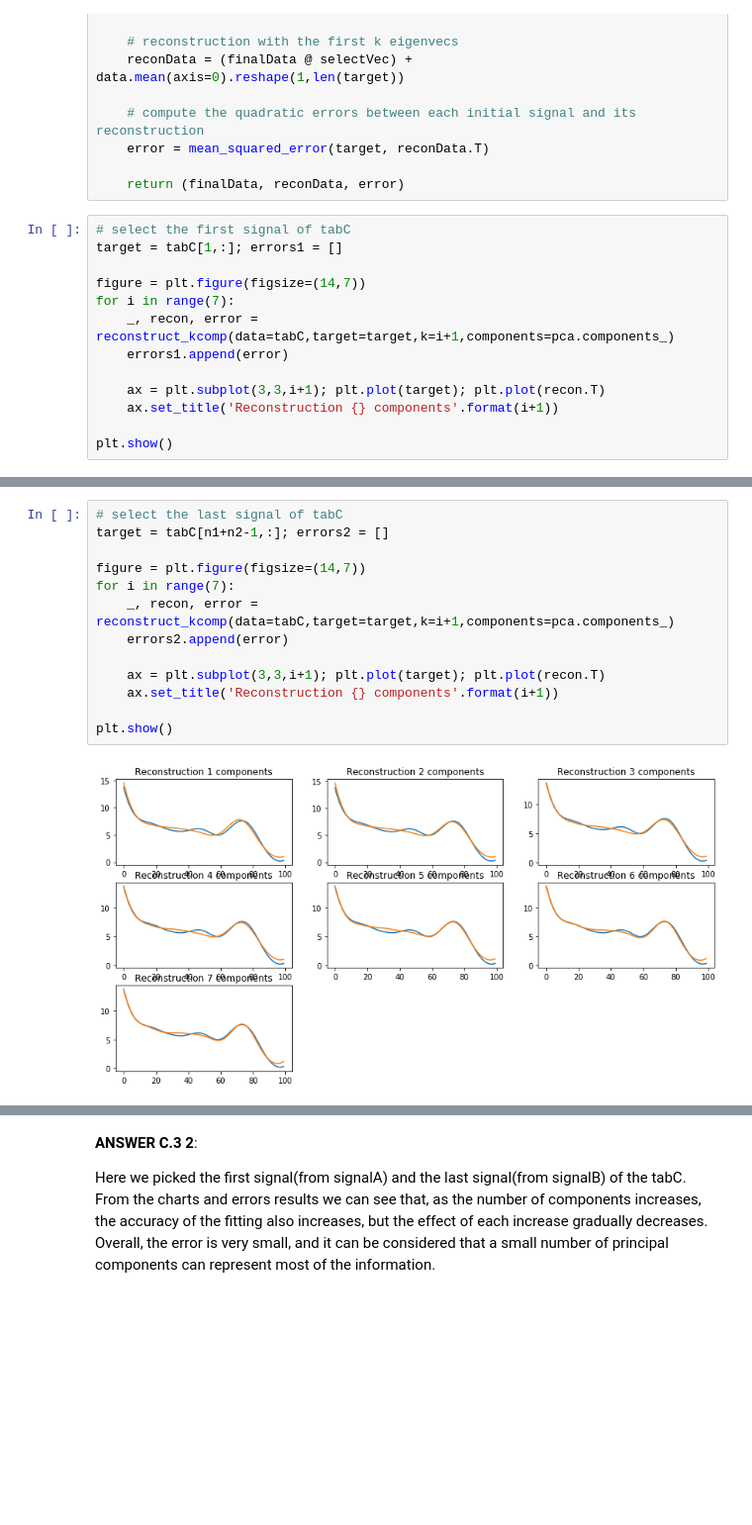
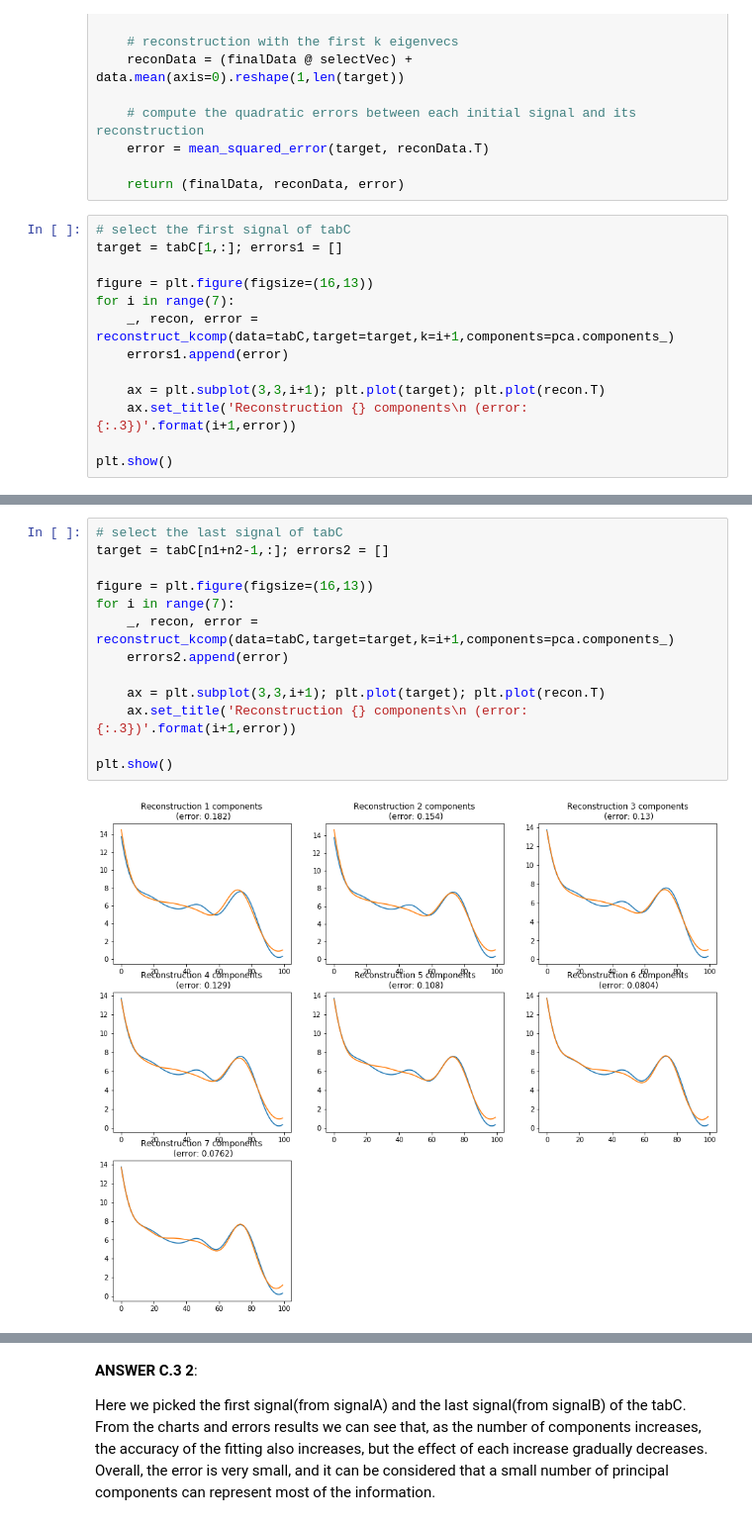
Before and after one commit to ZoeYou/mal-projet-tp-s5, a Jupyter notebook: ProjectMAL2/mal2Proj.ipynb, the cells around one changed output, grey strips where cells are left out. Shown at 99% size. Drawn from its saved outputs; the diff is of its cells as text; blank space fills up the shorter version.

```diff
--- a/ProjectMAL2/mal2Proj.ipynb
+++ b/ProjectMAL2/mal2Proj.ipynb
@@ -346,13 +383,13 @@ def reconstruct_kcomp(data, components, target, k):
 # select the first signal of tabC
 target = tabC[1,:]; errors1 = []
 
-figure = plt.figure(figsize=(14,7))
+figure = plt.figure(figsize=(16,13))
 for i in range(7):
     _, recon, error = reconstruct_kcomp(data=tabC,target=target,k=i+1,components=pca.components_)
     errors1.append(error)
 
     ax = plt.subplot(3,3,i+1); plt.plot(target); plt.plot(recon.T)
-    ax.set_title('Reconstruction {} components'.format(i+1))
+    ax.set_title('Reconstruction {} components\n (error: {:.3})'.format(i+1,error))
 
 plt.show()
 # %% [output]
@@ -360,15 +397,15 @@ plt.show()
 # %%
 # select the last signal of tabC
 target = tabC[n1+n2-1,:]; errors2 = []
 
-figure = plt.figure(figsize=(14,7))
+figure = plt.figure(figsize=(16,13))
 for i in range(7):
     _, recon, error = reconstruct_kcomp(data=tabC,target=target,k=i+1,components=pca.components_)
     errors2.append(error)
 
     ax = plt.subplot(3,3,i+1); plt.plot(target); plt.plot(recon.T)
-    ax.set_title('Reconstruction {} components'.format(i+1))
+    ax.set_title('Reconstruction {} components\n (error: {:.3})'.format(i+1,error))
 
 plt.show()
 # %% [output]
-[figure, old version]
+[figure, new version]
```
Also changed, not shown: parts of 27 cells of this notebook.
